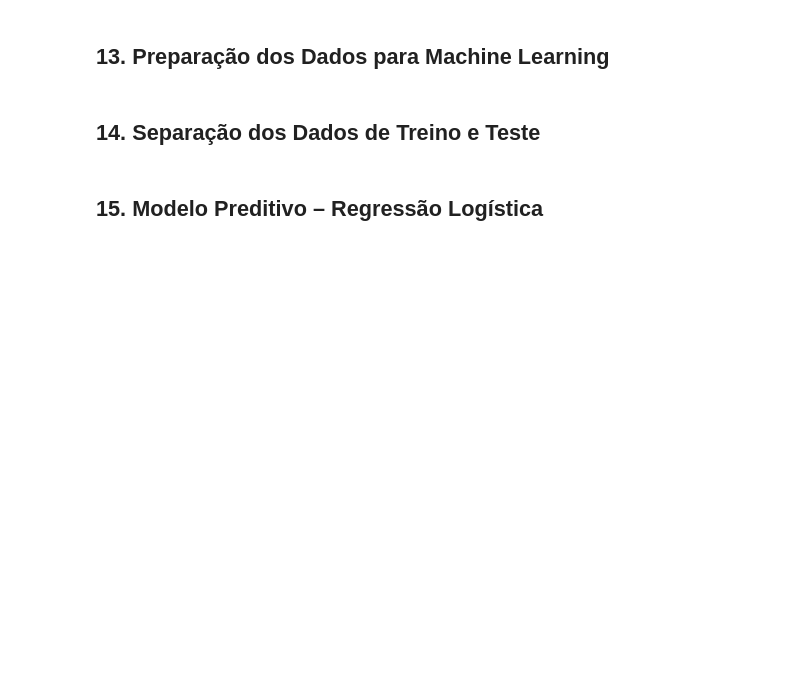
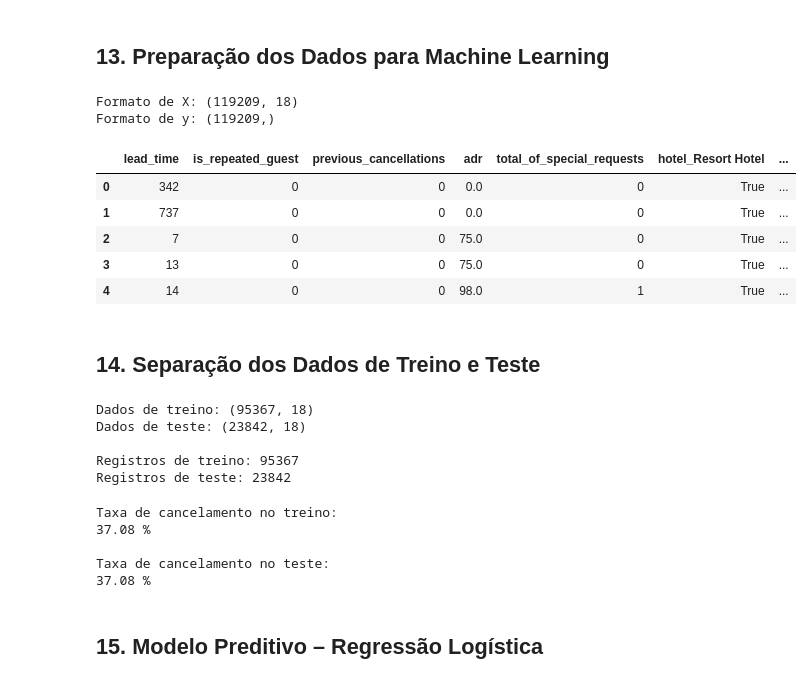
Before and after one commit to 011010110100/fase2-businness-inteligence, a Jupyter notebook: Fase2_BI_Hotel_Bookings.ipynb, the cells around one changed output. Drawn from its saved outputs; the diff is of its cells as text; code cells hidden in the pictures; blank space fills up the shorter version.

```diff
--- a/Fase2_BI_Hotel_Bookings.ipynb
+++ b/Fase2_BI_Hotel_Bookings.ipynb
@@ -654,4 +729,34 @@ recorrência dos hóspedes.
 # %% [markdown]
 ## 13. Preparação dos Dados para Machine Learning
+# %%
+features = [
+    'hotel',
+    'lead_time',
+    'is_repeated_guest',
+    'market_segment',
+    'previous_cancellations',
+    'deposit_type',
+    'customer_type',
+    'adr',
+    'total_of_special_requests'
+]
+
+X = df_tratado[features].copy()
+
+y = df_tratado['is_canceled'].copy()
+
+X = pd.get_dummies(X, drop_first=True)
+print('Formato de X:', X.shape)
+print('Formato de y:', y.shape)
+X.head()
+# %% [output]
+Formato de X: (119209, 18)
+Formato de y: (119209,)
+|  | lead_time | is_repeated_guest | previous_cancellations | adr | total_of_special_requests | hotel_Resort Hotel | ... |
+| 0 | 342 | 0 | 0 | 0.0 | 0 | True | ... |
+| 1 | 737 | 0 | 0 | 0.0 | 0 | True | ... |
+| 2 | 7 | 0 | 0 | 75.0 | 0 | True | ... |
+| 3 | 13 | 0 | 0 | 75.0 | 0 | True | ... |
+| 4 | 14 | 0 | 0 | 98.0 | 1 | True | ... |
 # %% [markdown]
 ## 14. Separação dos Dados de Treino e Teste
@@ -658,2 +766,36 @@ recorrência dos hóspedes.
+# %%
+X_treino, X_teste, y_treino, y_teste = train_test_split(
+    X,
+    y,
+    test_size=0.20,
+    random_state=42,
+    stratify=y
+)
+
+stratify=y
+
+print('Dados de treino:', X_treino.shape)
+print('Dados de teste:', X_teste.shape)
+
+print(f'\nRegistros de treino: {len(X_treino)}')
+print(f'Registros de teste: {len(X_teste)}')
+# %% [output]
+Dados de treino: (95367, 18)
+Dados de teste: (23842, 18)
+
+Registros de treino: 95367
+Registros de teste: 23842
+# %%
+print('Taxa de cancelamento no treino:')
+print((y_treino.mean() * 100).round(2), '%')
+
+print('\nTaxa de cancelamento no teste:')
+print((y_teste.mean() * 100).round(2), '%')
+# %% [output]
+Taxa de cancelamento no treino:
+37.08 %
+
+Taxa de cancelamento no teste:
+37.08 %
 # %% [markdown]
 ## 15. Modelo Preditivo – Regressão Logística
```
Also changed, not shown: parts of 13 cells of this notebook.
